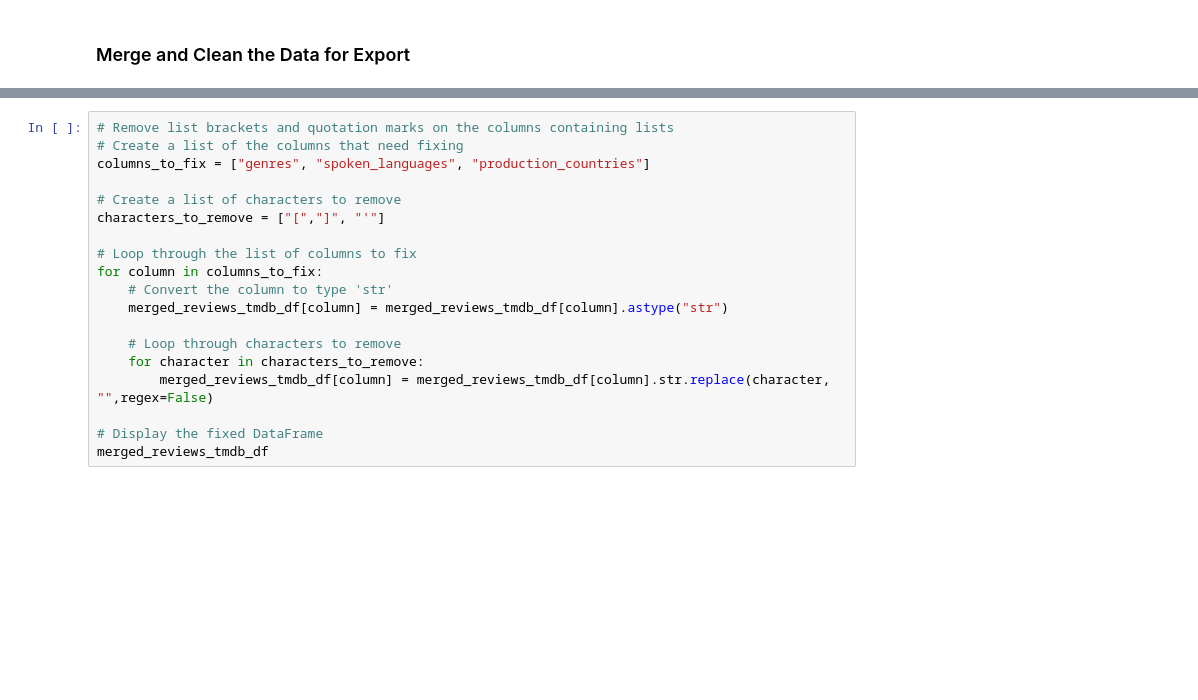
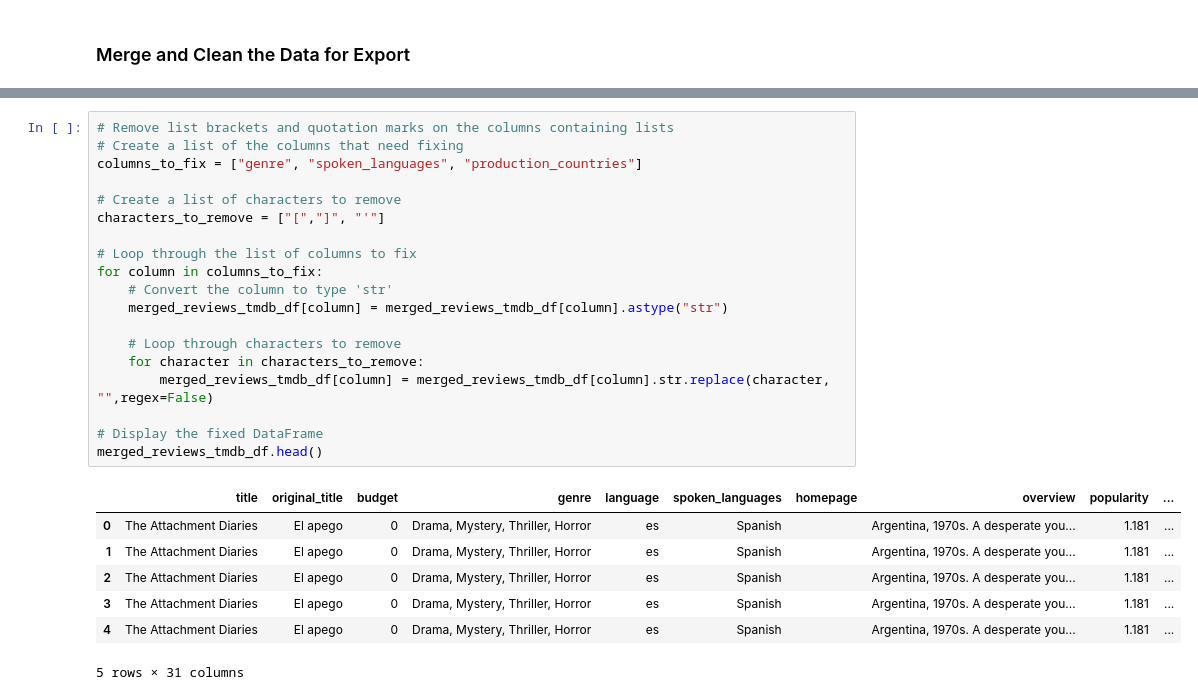
Before and after one commit to algjor/data-sourcing-challenge, a Jupyter notebook: retrieve_movie_data.ipynb, the cells around one changed output, grey strips where cells are left out. Cells and saved outputs as stored; diff of their text form; blank space fills up the shorter version.

```diff
--- a/retrieve_movie_data.ipynb
+++ b/retrieve_movie_data.ipynb
@@ -215,21 +348,29 @@ merged_reviews_tmdb_df
 # %%
 # Remove list brackets and quotation marks on the columns containing lists
 # Create a list of the columns that need fixing
-columns_to_fix = ["genres", "spoken_languages", "production_countries"]
+columns_to_fix = ["genre", "spoken_languages", "production_countries"]
 
 # Create a list of characters to remove
 characters_to_remove = ["[","]", "'"]
 
 # Loop through the list of columns to fix
 for column in columns_to_fix:
     # Convert the column to type 'str'
     merged_reviews_tmdb_df[column] = merged_reviews_tmdb_df[column].astype("str")
 
     # Loop through characters to remove
     for character in characters_to_remove:
         merged_reviews_tmdb_df[column] = merged_reviews_tmdb_df[column].str.replace(character, "",regex=False)
 
 # Display the fixed DataFrame
-merged_reviews_tmdb_df
+merged_reviews_tmdb_df.head()
+# %% [output]
+|  | title | original_title | budget | genre | language | spoken_languages | homepage | overview | popularity | ... |
+| 0 | The Attachment Diaries | El apego | 0 | Drama, Mystery, Thriller, Horror | es | Spanish |  | Argentina, 1970s. A desperate you... | 1.181 | ... |
+| 1 | The Attachment Diaries | El apego | 0 | Drama, Mystery, Thriller, Horror | es | Spanish |  | Argentina, 1970s. A desperate you... | 1.181 | ... |
+| 2 | The Attachment Diaries | El apego | 0 | Drama, Mystery, Thriller, Horror | es | Spanish |  | Argentina, 1970s. A desperate you... | 1.181 | ... |
+| 3 | The Attachment Diaries | El apego | 0 | Drama, Mystery, Thriller, Horror | es | Spanish |  | Argentina, 1970s. A desperate you... | 1.181 | ... |
+| 4 | The Attachment Diaries | El apego | 0 | Drama, Mystery, Thriller, Horror | es | Spanish |  | Argentina, 1970s. A desperate you... | 1.181 | ... |
+5 rows × 31 columns
 # %%
 # Drop "byline.person" column
```
Also changed, not shown: parts of 16 cells of this notebook, 5 other files.
